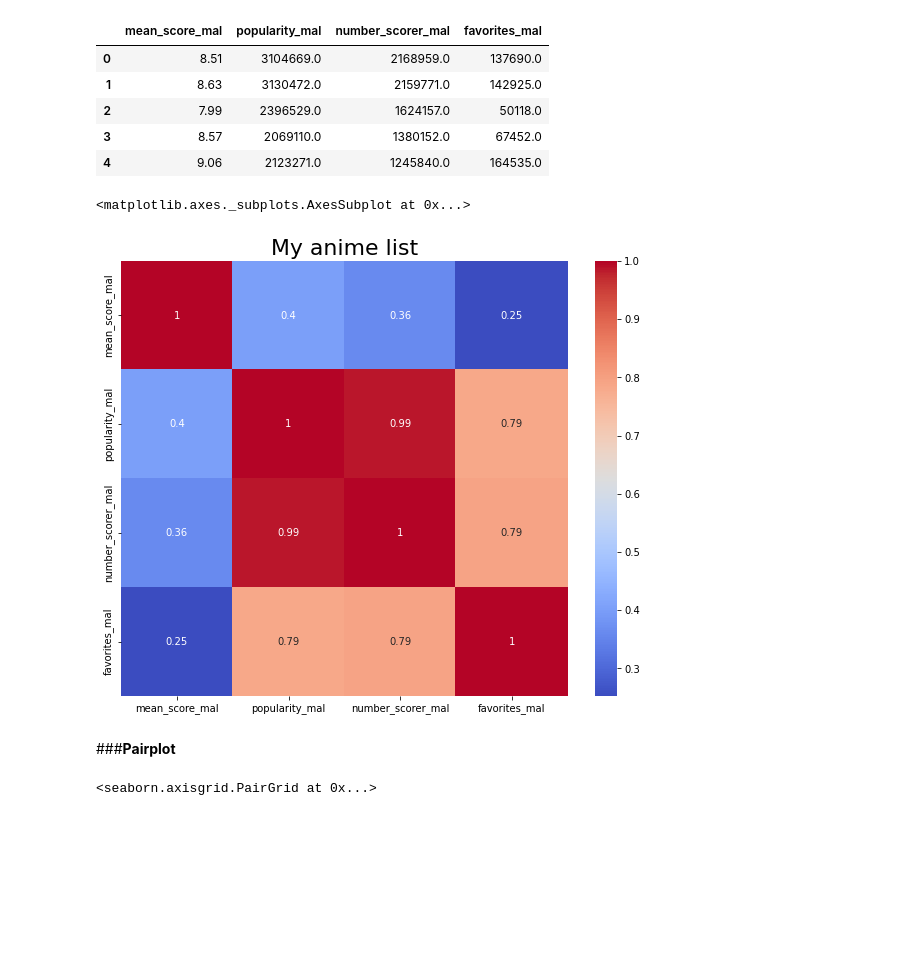
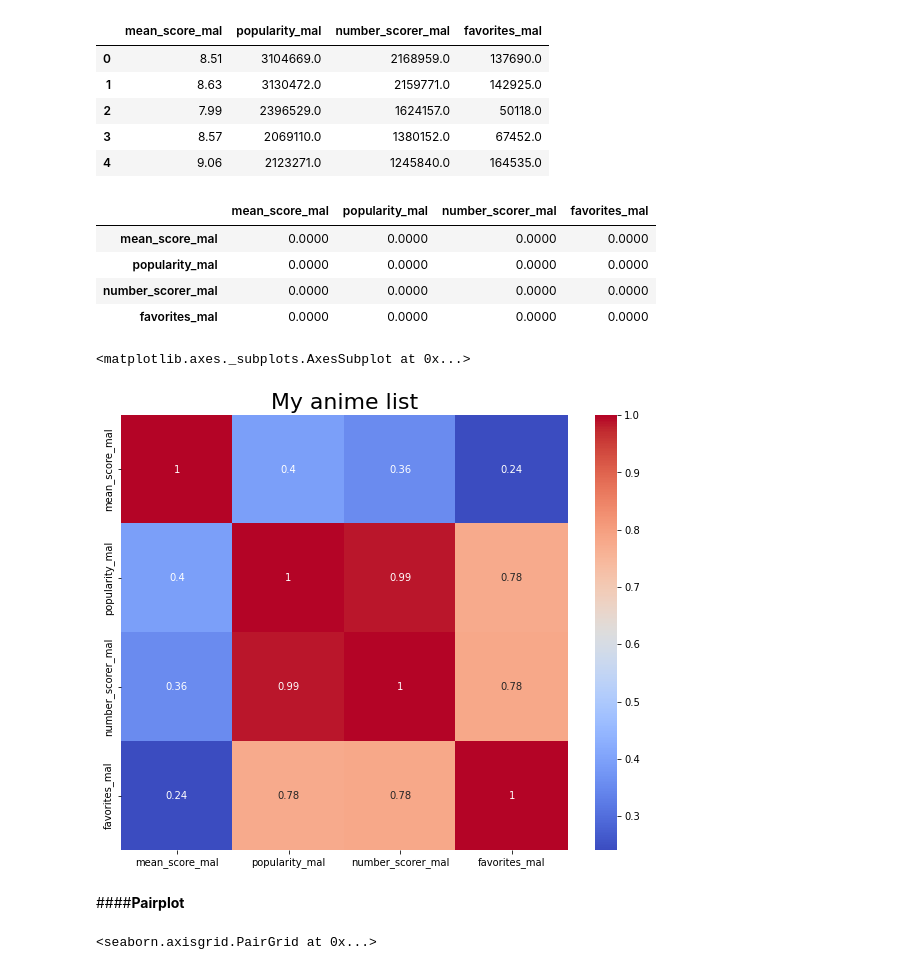
Before and after one commit to mrcuongtroll/Anime-Analysis, a Jupyter notebook: Step4_EDA/Analysis_Anime.ipynb, the cells around one changed output. Cells and saved outputs as stored; diff of their text form; code cells hidden in the pictures; blank space fills up the shorter version.

```diff
--- a/Step4_EDA/Analysis_Anime.ipynb
+++ b/Step4_EDA/Analysis_Anime.ipynb
@@ -437,5 +358,5 @@ sns.pairplot(df_kitsu, height=2.5)
 # %%
-df_mal = df_mal.dropna(subset=['mean_score_mal', 'popularity_mal', 'number_scorer_mal',
+df_mal = df.dropna(subset=['mean_score_mal', 'popularity_mal', 'number_scorer_mal',
                                 'favorites_mal'])
 df_mal = df_mal[['mean_score_mal', 'popularity_mal', 'number_scorer_mal',
                   'favorites_mal']]
@@ -447,6 +368,16 @@ df_mal.head()
 | 2 | 7.99 | 2396529.0 | 1624157.0 | 50118.0 |
 | 3 | 8.57 | 2069110.0 | 1380152.0 | 67452.0 |
 | 4 | 9.06 | 2123271.0 | 1245840.0 | 164535.0 |
+# %%
+# Check for corr
+# MAL
+corr_case(df_mal[['mean_score_mal',	'popularity_mal',	'number_scorer_mal',	'favorites_mal']])[2]
+# %% [output]
+|  | mean_score_mal | popularity_mal | number_scorer_mal | favorites_mal |
+| mean_score_mal | 0.0000 | 0.0000 | 0.0000 | 0.0000 |
+| popularity_mal | 0.0000 | 0.0000 | 0.0000 | 0.0000 |
+| number_scorer_mal | 0.0000 | 0.0000 | 0.0000 | 0.0000 |
+| favorites_mal | 0.0000 | 0.0000 | 0.0000 | 0.0000 |
 # %%
 # Plot heatmap
 plt.figure(figsize=(10, 8))
@@ -454,9 +385,9 @@ plt.title('My anime list', fontsize=22)
 sns.heatmap(df_mal.corr(), annot=True, cmap="coolwarm")
 # %% [output]
 <matplotlib.axes._subplots.AxesSubplot at 0x...>
-[figure, old version]
+[figure, new version]
 # %% [markdown]
-###**Pairplot**
+####**Pairplot**
 # %%
 sns.pairplot(df_mal, height=2.5)
 # %% [output]
```
Also changed, not shown: parts of 45 cells of this notebook, 1 other file.
